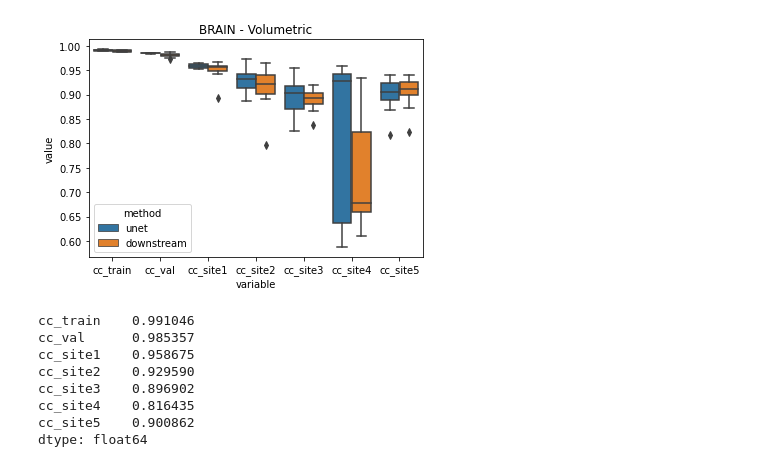
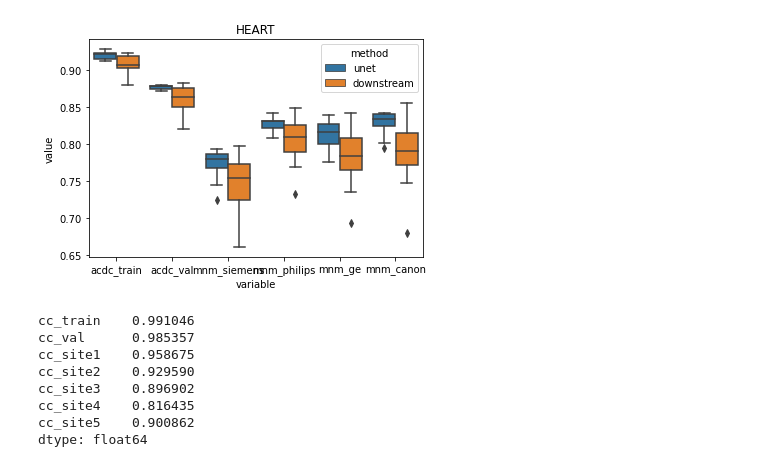
Before and after one commit to MedVisBonn/Segmentation-Distortion, a Jupyter notebook: src/demos/dice-test.ipynb, the cells around one changed output. Drawn from its saved outputs; the diff is of its cells as text; code cells hidden in the pictures.

```diff
--- a/src/demos/dice-test.ipynb
+++ b/src/demos/dice-test.ipynb
@@ -28,21 +28,21 @@ def plot_dice(
     return pd.concat(dfs)
 # %%
 ### config
-task = 'brain'
+task = 'heart'
 methods = ['unet', 'downstream']
 directory = "../../results-tmp/"
 
 ### data
 df = plot_dice(task=task, methods=methods, directory=directory)
 ### plotting
 sns.boxplot(data=df, x='variable', y='value', hue='method')
 
 title = task.upper()
 title = title + " - Volumetric" if task == 'brain' else title
 plt.title(f"{title}")
 plt.show()
 # %% [output]
-[figure, old version]
+[figure, new version]
 # %%
 raw = np.load(f"{directory}{task}_unet_results.npy",allow_pickle=True).item()
 df = pd.DataFrame.from_dict(raw)
```
Also changed, not shown: parts of 2 cells of this notebook, 5 other files.
